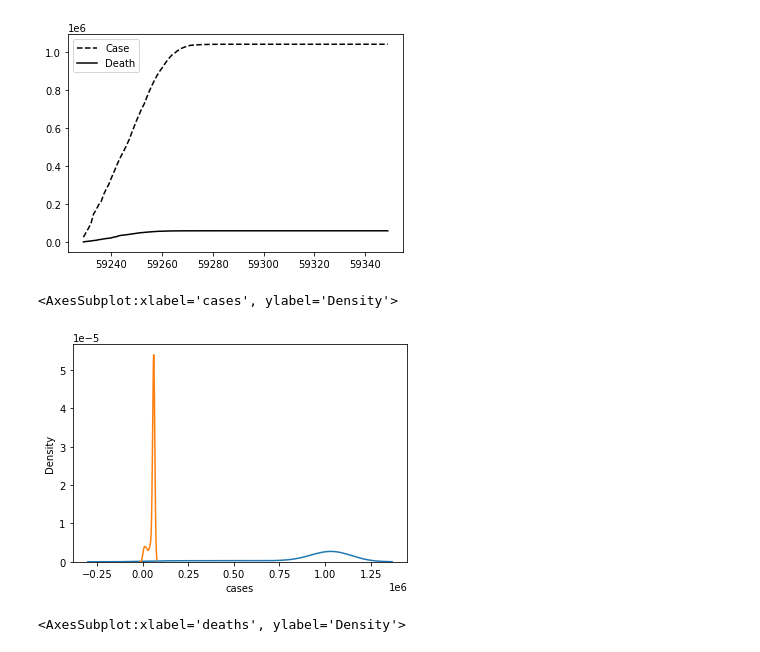
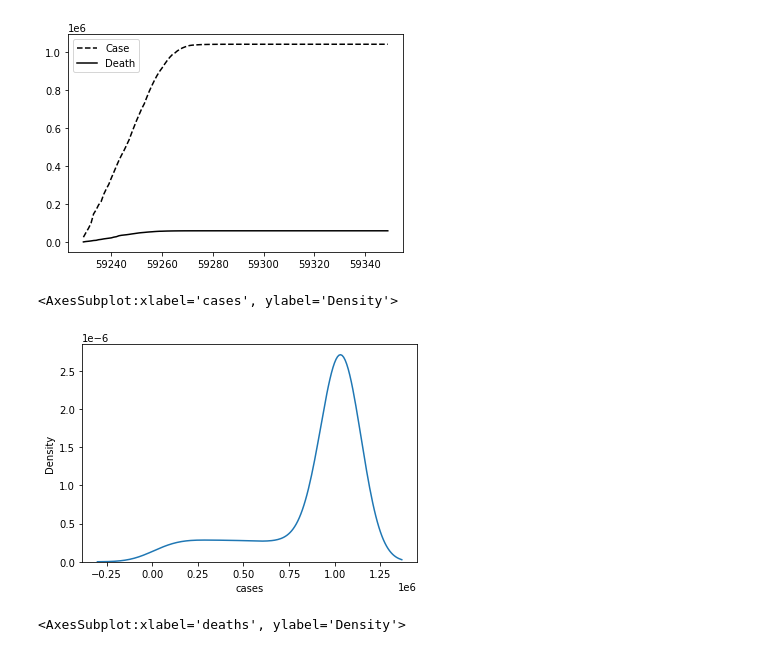
Before and after one commit to mbjamil92/DAV5400_Python_Projects, a Jupyter notebook: Project_1_Module_6.ipynb, the cells around one changed output. Drawn from its saved outputs; the diff is of its cells as text; code cells hidden in the pictures.

```diff
--- a/Project_1_Module_6.ipynb
+++ b/Project_1_Module_6.ipynb
@@ -286,10 +288,10 @@ ax.legend(loc='best');
 [figure]
 # %%
 sns.kdeplot(cd.cases[(cd['geoId'] == 'US') & (cd['month'] <= 4 )].cumsum())
-sns.kdeplot(cd.deaths[(cd['geoId'] == 'US') & (cd['month'] <= 4 )].cumsum())
+#sns.kdeplot(cd.deaths[(cd['geoId'] == 'US') & (cd['month'] <= 4 )].cumsum())
 # %% [output]
 <AxesSubplot:xlabel='cases', ylabel='Density'>
-[figure, old version]
+[figure, new version]
 # %%
 sns.kdeplot(cd.deaths[(cd['geoId'] == 'US') & (cd['month'] <= 4 )].cumsum())
 # %% [output]
```
Also changed, not shown: parts of 1 cell of this notebook.
